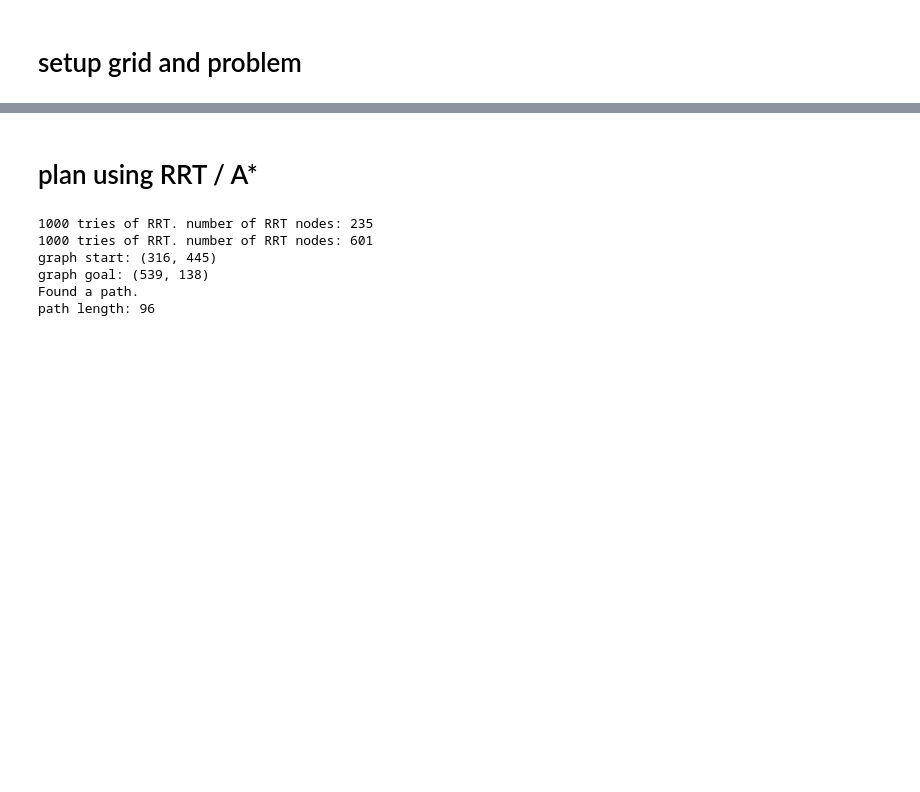
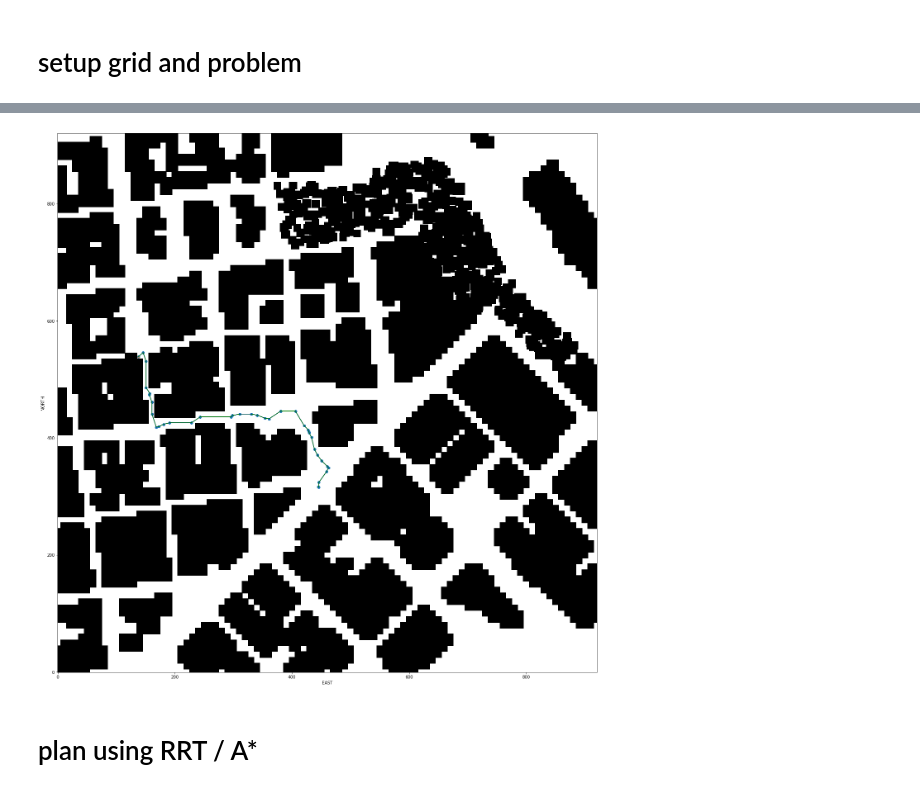
Before and after one commit to asimonov/FCND-Motion-Planning, a Jupyter notebook: prototype-planning.ipynb, the cells around one changed output, grey strips where cells are left out. Drawn from its saved outputs; the diff is of its cells as text; code cells hidden in the pictures; blank space fills up the shorter version.

```diff
--- a/prototype-planning.ipynb
+++ b/prototype-planning.ipynb
@@ -124,3 +126,3 @@ def prune_path(path):
 # %%
-pruned_path = prune_path(path)
+%time pruned_path = prune_path(path)
 print(len(pruned_path))
@@ -129,15 +133,20 @@ print(pruned_path)
 # %%
 plt.imshow(grid, cmap='Greys', origin='lower')
 plt.plot(start_ne[1], start_ne[0], 'x')
 plt.plot(goal_ne[1], goal_ne[0], 'x')
+
+pp = np.array(path)
+plt.plot(pp[:, 1], pp[:, 0], 'b')
 
 pp = np.array(pruned_path)
 plt.plot(pp[:, 1], pp[:, 0], 'g')
 plt.scatter(pp[:, 1], pp[:, 0])
 
 plt.xlabel('EAST')
 plt.ylabel('NORTH')
 plt.show()
+# %% [output]
+[figure, added]
 # %% [markdown]
 # plan using RRT / A*
 # %%
@@ -145,9 +153,0 @@ from planning_utils import a_star_graph_rrt
-# %%
-path, x = a_star_graph_rrt(grid, start_ne, goal_ne)
-# %% [output]
-1000 tries of RRT. number of RRT nodes: 235
-1000 tries of RRT. number of RRT nodes: 601
-graph start: (316, 445)
-graph goal: (539, 138)
-Found a path.
-path length: 96
```
Also changed, not shown: parts of 54 cells of this notebook, 3 other files.
